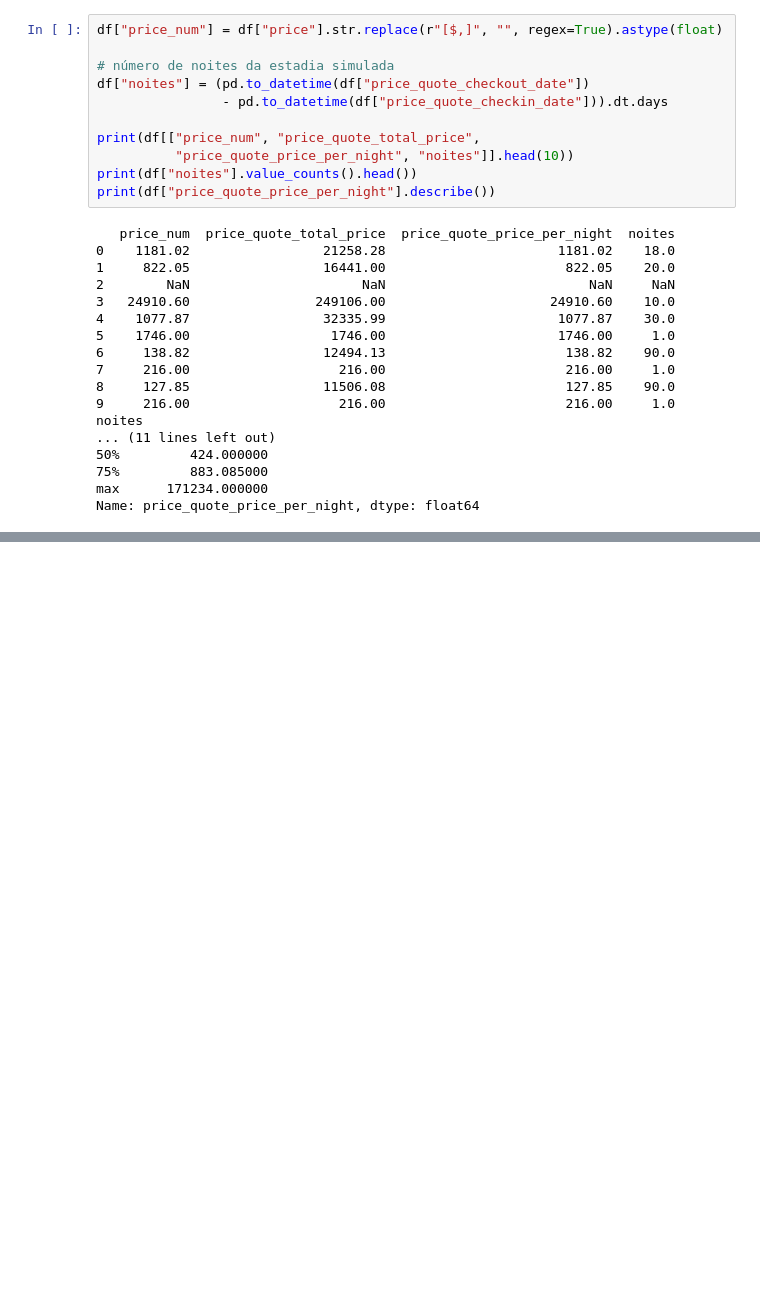
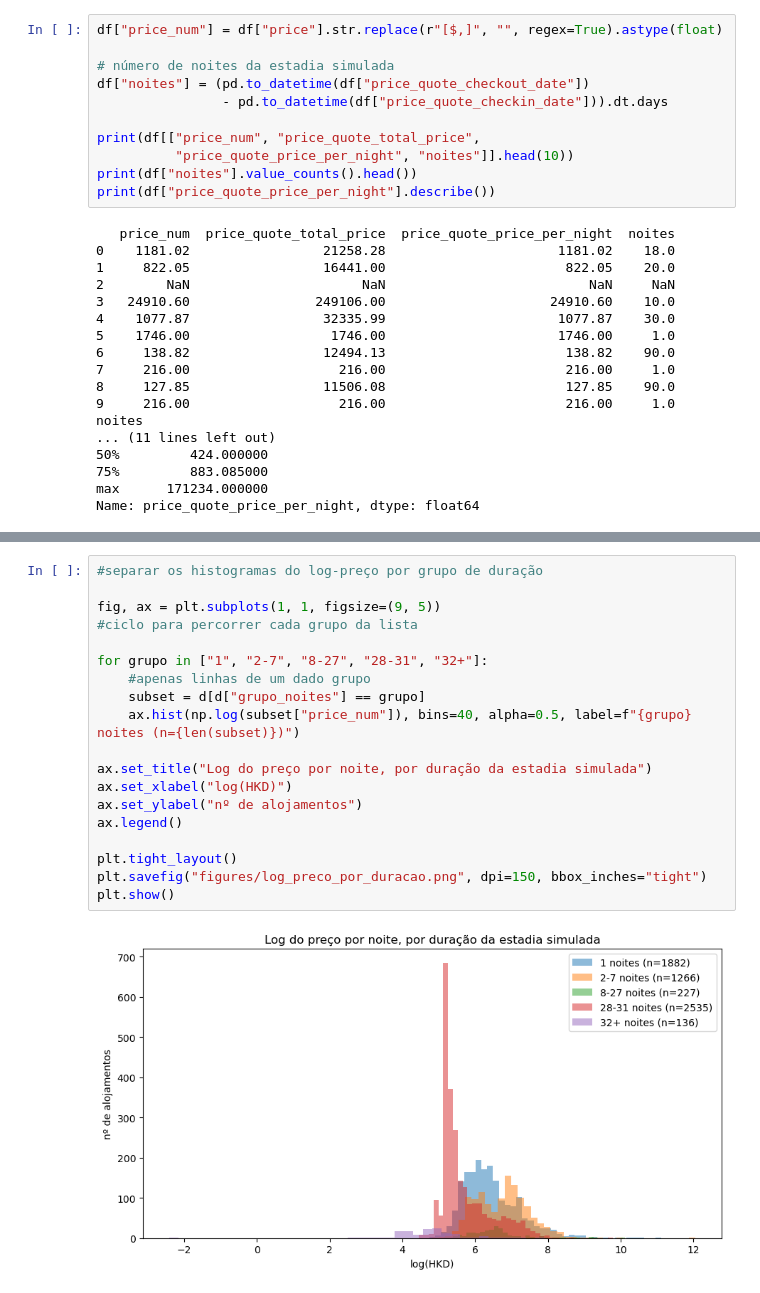
Before and after one commit to bernardonabais/projeto_ml_a55903, a Jupyter notebook: exploracao.ipynb, the cells around one changed output, grey strips where cells are left out. Saved outputs shown, nothing was run; the diff lists cells and outputs as text; blank space fills up the shorter version.

```diff
--- a/exploracao.ipynb
+++ b/exploracao.ipynb
@@ -64,0 +127,21 @@ Name: price_quote_price_per_night, dtype: float64
+# %%
+#separar os histogramas do log-preço por grupo de duração
+
+fig, ax = plt.subplots(1, 1, figsize=(9, 5))
+#ciclo para percorrer cada grupo da lista
+
+for grupo in ["1", "2-7", "8-27", "28-31", "32+"]:
+    #apenas linhas de um dado grupo
+    subset = d[d["grupo_noites"] == grupo]
+    ax.hist(np.log(subset["price_num"]), bins=40, alpha=0.5, label=f"{grupo} noites (n={len(subset)})")
+
+ax.set_title("Log do preço por noite, por duração da estadia simulada")
+ax.set_xlabel("log(HKD)")
+ax.set_ylabel("nº de alojamentos")
+ax.legend()
+
+plt.tight_layout()
+plt.savefig("figures/log_preco_por_duracao.png", dpi=150, bbox_inches="tight")
+plt.show()
+# %% [output]
+[figure, added]
```
Also changed, not shown: parts of 4 cells of this notebook, 3 other files.
